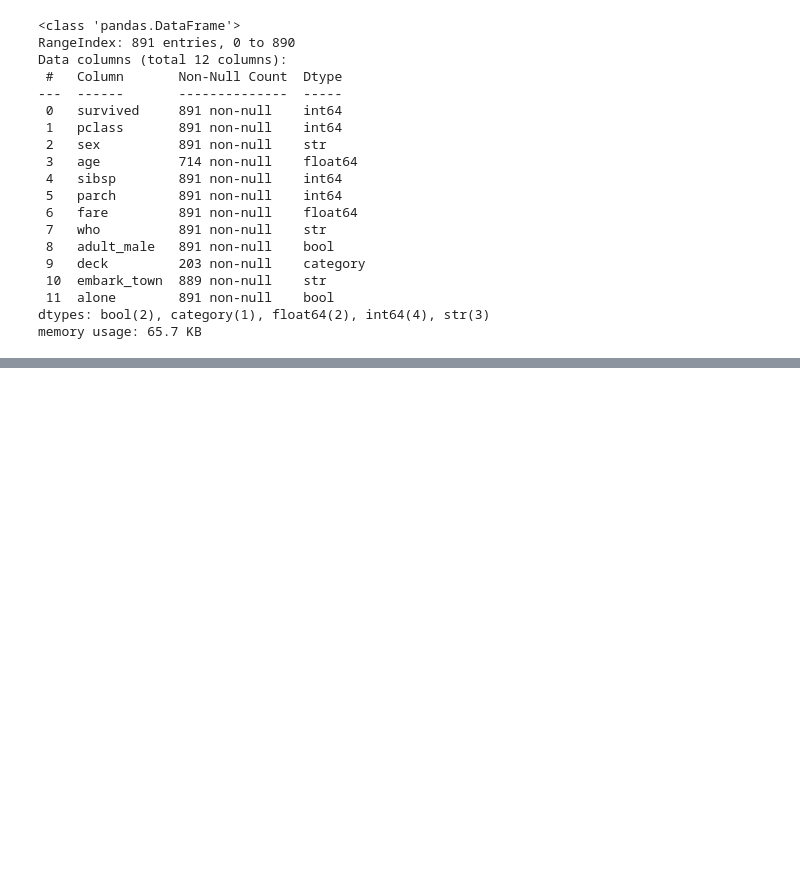
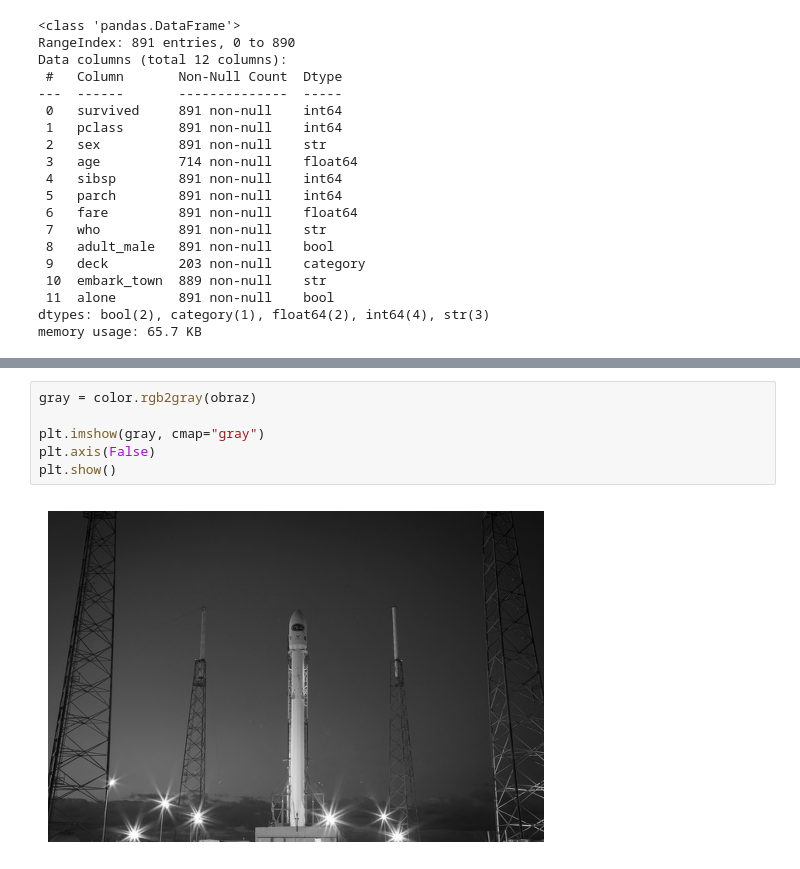
Before and after one commit to DScraftPL/dbai, a Jupyter notebook: kolos_prep_1.ipynb, the cells around one changed output, grey strips where cells are left out. Drawn from its saved outputs; the diff is of its cells as text; blank space fills up the shorter version.

```diff
--- a/kolos_prep_1.ipynb
+++ b/kolos_prep_1.ipynb
@@ -283,0 +573,8 @@ titanic_clean = titanic_clean.dropna()
+# %%
+gray = color.rgb2gray(obraz)
+
+plt.imshow(gray, cmap="gray")
+plt.axis(False)
+plt.show()
+# %% [output]
+[figure, added]
```
Also changed, not shown: parts of 24 cells of this notebook, 1 other file.
